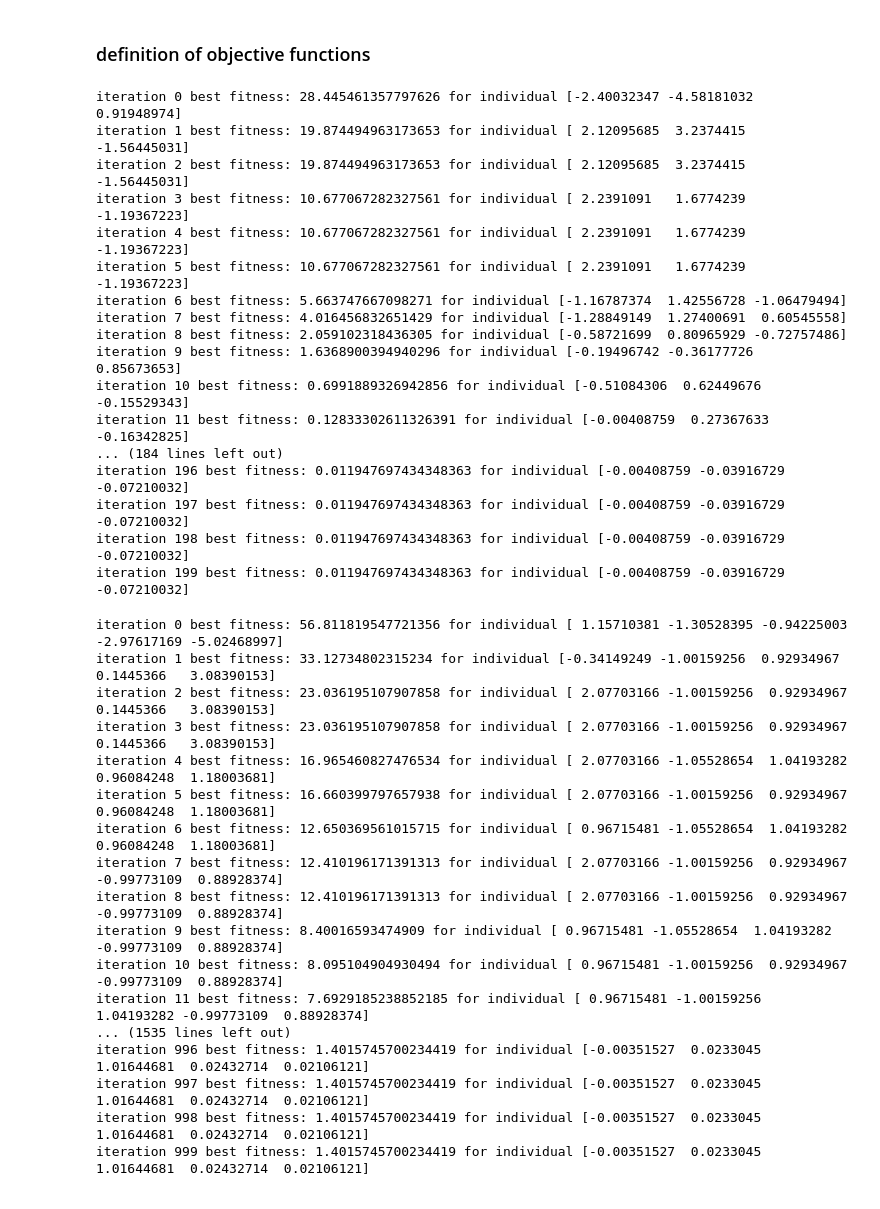
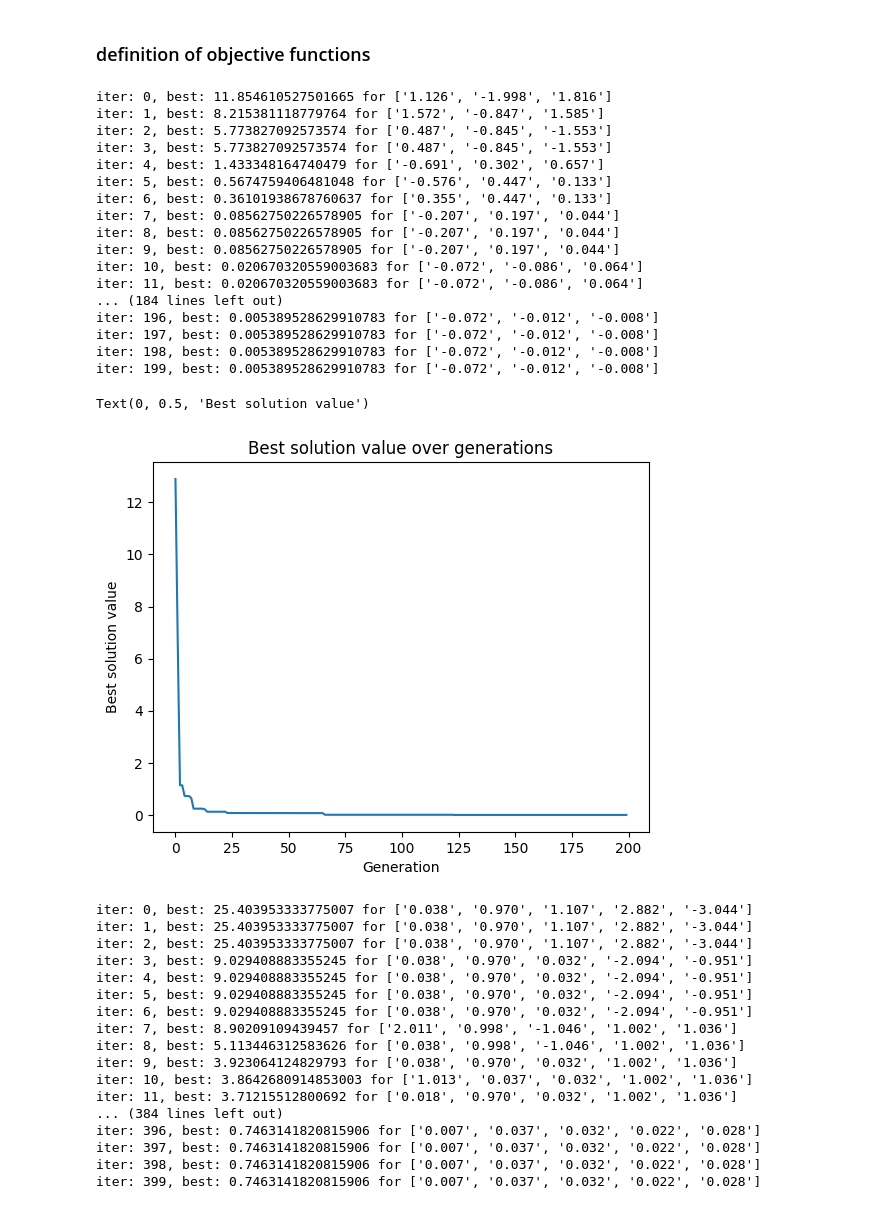
Before and after one commit to nizwant/methods_of_computational_intelligence, a Jupyter notebook: GeneticAlgorithms/AE1.ipynb, the cells around one changed output. Cells and saved outputs as stored; diff of their text form; code cells hidden in the pictures.

```diff
--- a/GeneticAlgorithms/AE1.ipynb
+++ b/GeneticAlgorithms/AE1.ipynb
@@ -159,46 +160,54 @@ def quadratic_3d(x, y, z):
     return x**2 + y**2 + 2 * z**2
 # %%
 ea = Evolutionary_Algorithm(number_of_generations=200, population_size=20)
-ea.optimize(quadratic_3d)
+opt = ea.optimize(quadratic_3d)
 # %% [output]
-iteration 0 best fitness: 28.445461357797626 for individual [-2.40032347 -4.58181032  0.91948974]
-iteration 1 best fitness: 19.874494963173653 for individual [ 2.12095685  3.2374415  -1.56445031]
-iteration 2 best fitness: 19.874494963173653 for individual [ 2.12095685  3.2374415  -1.56445031]
-iteration 3 best fitness: 10.677067282327561 for individual [ 2.2391091   1.6774239  -1.19367223]
-iteration 4 best fitness: 10.677067282327561 for individual [ 2.2391091   1.6774239  -1.19367223]
-iteration 5 best fitness: 10.677067282327561 for individual [ 2.2391091   1.6774239  -1.19367223]
-iteration 6 best fitness: 5.663747667098271 for individual [-1.16787374  1.42556728 -1.06479494]
-iteration 7 best fitness: 4.016456832651429 for individual [-1.28849149  1.27400691  0.60545558]
-iteration 8 best fitness: 2.059102318436305 for individual [-0.58721699  0.80965929 -0.72757486]
-iteration 9 best fitness: 1.6368900394940296 for individual [-0.19496742 -0.36177726  0.85673653]
-iteration 10 best fitness: 0.6991889326942856 for individual [-0.51084306  0.62449676 -0.15529343]
-iteration 11 best fitness: 0.12833302611326391 for individual [-0.00408759  0.27367633 -0.16342825]
+iter: 0, best: 11.854610527501665 for ['1.126', '-1.998', '1.816']
+iter: 1, best: 8.215381118779764 for ['1.572', '-0.847', '1.585']
+iter: 2, best: 5.773827092573574 for ['0.487', '-0.845', '-1.553']
+iter: 3, best: 5.773827092573574 for ['0.487', '-0.845', '-1.553']
+iter: 4, best: 1.433348164740479 for ['-0.691', '0.302', '0.657']
+iter: 5, best: 0.5674759406481048 for ['-0.576', '0.447', '0.133']
+iter: 6, best: 0.36101938678760637 for ['0.355', '0.447', '0.133']
+iter: 7, best: 0.08562750226578905 for ['-0.207', '0.197', '0.044']
+iter: 8, best: 0.08562750226578905 for ['-0.207', '0.197', '0.044']
+iter: 9, best: 0.08562750226578905 for ['-0.207', '0.197', '0.044']
+iter: 10, best: 0.020670320559003683 for ['-0.072', '-0.086', '0.064']
+iter: 11, best: 0.020670320559003683 for ['-0.072', '-0.086', '0.064']
 ... (184 lines left out)
-iteration 196 best fitness: 0.011947697434348363 for individual [-0.00408759 -0.03916729 -0.07210032]
-iteration 197 best fitness: 0.011947697434348363 for individual [-0.00408759 -0.03916729 -0.07210032]
-iteration 198 best fitness: 0.011947697434348363 for individual [-0.00408759 -0.03916729 -0.07210032]
-iteration 199 best fitness: 0.011947697434348363 for individual [-0.00408759 -0.03916729 -0.07210032]
+iter: 196, best: 0.005389528629910783 for ['-0.072', '-0.012', '-0.008']
+iter: 197, best: 0.005389528629910783 for ['-0.072', '-0.012', '-0.008']
+iter: 198, best: 0.005389528629910783 for ['-0.072', '-0.012', '-0.008']
+iter: 199, best: 0.005389528629910783 for ['-0.072', '-0.012', '-0.008']
+# %%
+plt.plot(opt)
+plt.title("Best solution value over generations")
+plt.xlabel("Generation")
+plt.ylabel("Best solution value")
+# %% [output]
+Text(0, 0.5, 'Best solution value')
+[figure, added]
 # %%
-ea = Evolutionary_Algorithm(number_of_generations=1000, population_size=200)
+ea = Evolutionary_Algorithm(number_of_generations=400, population_size=400)
 best_sol = ea.optimize(rastrigin_5d)
 # %% [output]
-iteration 0 best fitness: 56.811819547721356 for individual [ 1.15710381 -1.30528395 -0.94225003 -2.97617169 -5.02468997]
-iteration 1 best fitness: 33.12734802315234 for individual [-0.34149249 -1.00159256  0.92934967  0.1445366   3.08390153]
-iteration 2 best fitness: 23.036195107907858 for individual [ 2.07703166 -1.00159256  0.92934967  0.1445366   3.08390153]
-iteration 3 best fitness: 23.036195107907858 for individual [ 2.07703166 -1.00159256  0.92934967  0.1445366   3.08390153]
-iteration 4 best fitness: 16.965460827476534 for individual [ 2.07703166 -1.05528654  1.04193282  0.96084248  1.18003681]
-iteration 5 best fitness: 16.660399797657938 for individual [ 2.07703166 -1.00159256  0.92934967  0.96084248  1.18003681]
-iteration 6 best fitness: 12.650369561015715 for individual [ 0.96715481 -1.05528654  1.04193282  0.96084248  1.18003681]
-iteration 7 best fitness: 12.410196171391313 for individual [ 2.07703166 -1.00159256  0.92934967 -0.99773109  0.88928374]
-iteration 8 best fitness: 12.410196171391313 for individual [ 2.07703166 -1.00159256  0.92934967 -0.99773109  0.88928374]
-iteration 9 best fitness: 8.40016593474909 for individual [ 0.96715481 -1.05528654  1.04193282 -0.99773109  0.88928374]
-iteration 10 best fitness: 8.095104904930494 for individual [ 0.96715481 -1.00159256  0.92934967 -0.99773109  0.88928374]
-iteration 11 best fitness: 7.6929185238852185 for individual [ 0.96715481 -1.00159256  1.04193282 -0.99773109  0.88928374]
-... (1535 lines left out)
-iteration 996 best fitness: 1.4015745700234419 for individual [-0.00351527  0.0233045   1.01644681  0.02432714  0.02106121]
-iteration 997 best fitness: 1.4015745700234419 for individual [-0.00351527  0.0233045   1.01644681  0.02432714  0.02106121]
-iteration 998 best fitness: 1.4015745700234419 for individual [-0.00351527  0.0233045   1.01644681  0.02432714  0.02106121]
-iteration 999 best fitness: 1.4015745700234419 for individual [-0.00351527  0.0233045   1.01644681  0.02432714  0.02106121]
+iter: 0, best: 25.403953333775007 for ['0.038', '0.970', '1.107', '2.882', '-3.044']
+iter: 1, best: 25.403953333775007 for ['0.038', '0.970', '1.107', '2.882', '-3.044']
+iter: 2, best: 25.403953333775007 for ['0.038', '0.970', '1.107', '2.882', '-3.044']
+iter: 3, best: 9.029408883355245 for ['0.038', '0.970', '0.032', '-2.094', '-0.951']
+iter: 4, best: 9.029408883355245 for ['0.038', '0.970', '0.032', '-2.094', '-0.951']
+iter: 5, best: 9.029408883355245 for ['0.038', '0.970', '0.032', '-2.094', '-0.951']
+iter: 6, best: 9.029408883355245 for ['0.038', '0.970', '0.032', '-2.094', '-0.951']
+iter: 7, best: 8.90209109439457 for ['2.011', '0.998', '-1.046', '1.002', '1.036']
+iter: 8, best: 5.113446312583626 for ['0.038', '0.998', '-1.046', '1.002', '1.036']
+iter: 9, best: 3.923064124829793 for ['0.038', '0.970', '0.032', '1.002', '1.036']
+iter: 10, best: 3.8642680914853003 for ['1.013', '0.037', '0.032', '1.002', '1.036']
+iter: 11, best: 3.71215512800692 for ['0.018', '0.970', '0.032', '1.002', '1.036']
+... (384 lines left out)
+iter: 396, best: 0.7463141820815906 for ['0.007', '0.037', '0.032', '0.022', '0.028']
+iter: 397, best: 0.7463141820815906 for ['0.007', '0.037', '0.032', '0.022', '0.028']
+iter: 398, best: 0.7463141820815906 for ['0.007', '0.037', '0.032', '0.022', '0.028']
+iter: 399, best: 0.7463141820815906 for ['0.007', '0.037', '0.032', '0.022', '0.028']
 # %%
 plt.plot(best_sol)
 plt.title("Best solution value over generations")
```
Also changed, not shown: parts of 2 cells of this notebook.
